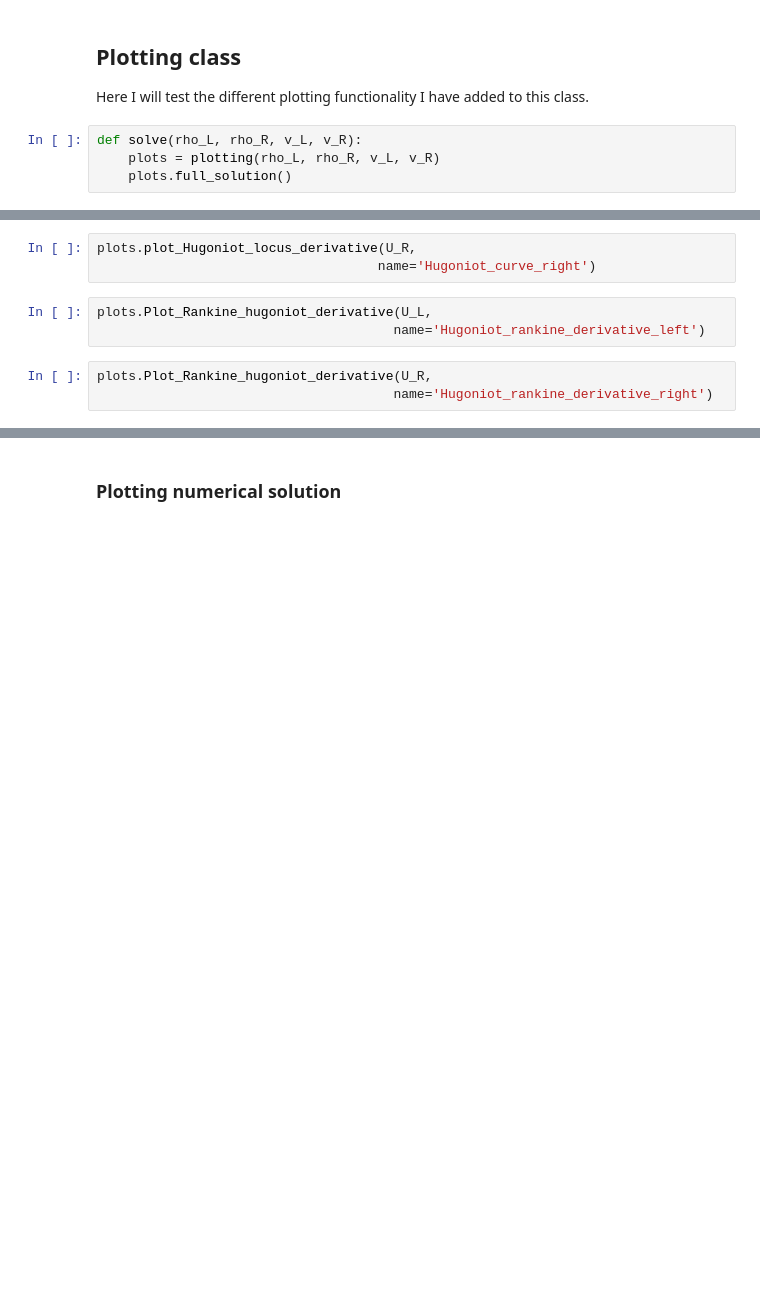
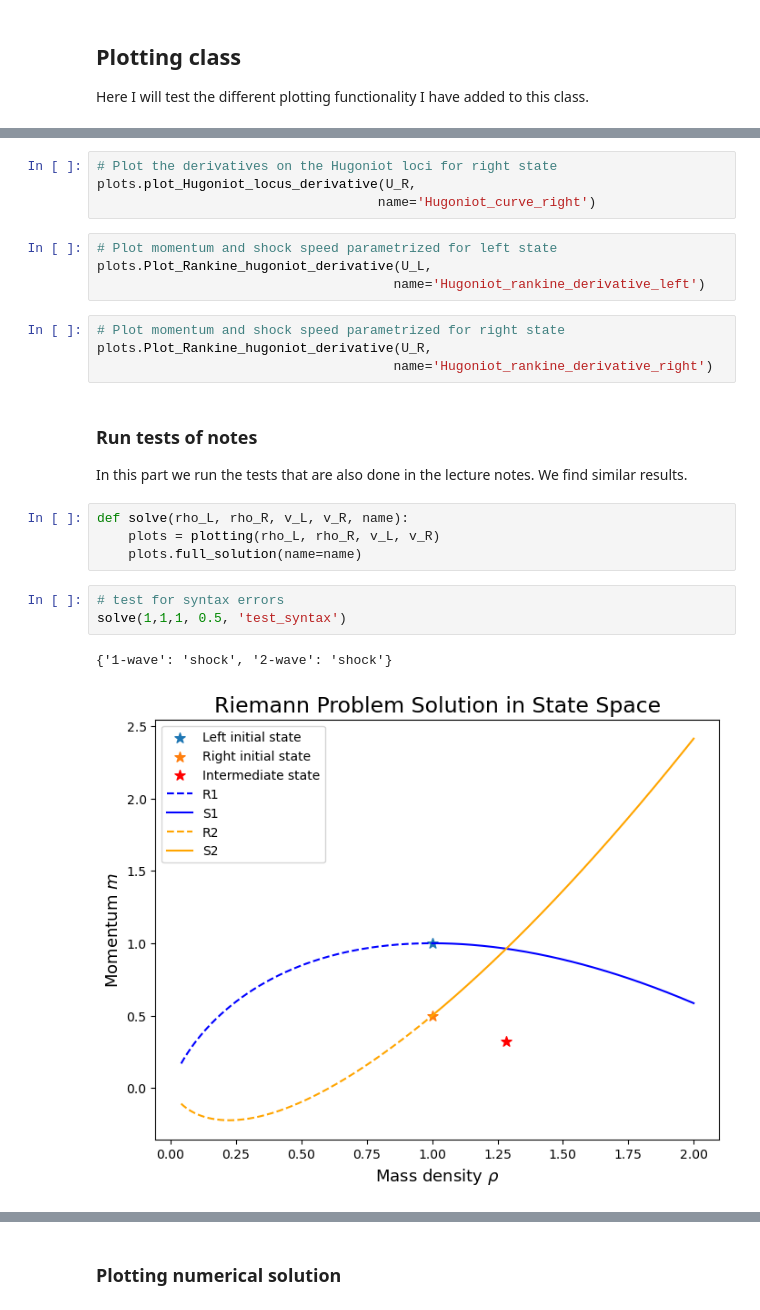
Before and after one commit to BertDepoorter/Individual_CMfAA, a Jupyter notebook: debugging.ipynb, the cells around one changed output, grey strips where cells are left out. Saved outputs shown, nothing was run; the diff lists cells and outputs as text; blank space fills up the shorter version.

```diff
--- a/debugging.ipynb
+++ b/debugging.ipynb
@@ -32,7 +32,3 @@ plots = plotting(rho_L, rho_R, v_L, v_R)
 # %% [markdown]
 ## Plotting class
 Here I will test the different plotting functionality I have added to this class.
-# %%
-def solve(rho_L, rho_R, v_L, v_R):
-    plots = plotting(rho_L, rho_R, v_L, v_R)
-    plots.full_solution()
@@ -100,11 +66,28 @@ Problem solved: we should keep in mind that U[1] is the momentum, so when we nee
 plots.plot_Hugoniot_locus_derivative(U_L,
                                     name='Hugoniot_curve_left')
 # %%
+# Plot the derivatives on the Hugoniot loci for right state
 plots.plot_Hugoniot_locus_derivative(U_R,
                                     name='Hugoniot_curve_right')
 # %%
+# Plot momentum and shock speed parametrized for left state
 plots.Plot_Rankine_hugoniot_derivative(U_L,
                                       name='Hugoniot_rankine_derivative_left')
 # %%
+# Plot momentum and shock speed parametrized for right state
 plots.Plot_Rankine_hugoniot_derivative(U_R,
                                       name='Hugoniot_rankine_derivative_right')
+# %% [markdown]
+### Run tests of notes
+
+In this part we run the tests that are also done in the lecture notes. We find similar results.
+# %%
+def solve(rho_L, rho_R, v_L, v_R, name):
+    plots = plotting(rho_L, rho_R, v_L, v_R)
+    plots.full_solution(name=name)
+# %%
+# test for syntax errors
+solve(1,1,1, 0.5, 'test_syntax')
+# %% [output]
+{'1-wave': 'shock', '2-wave': 'shock'}
+[figure, new version]
```
Also changed, not shown: parts of 27 cells of this notebook, 6 other files.
